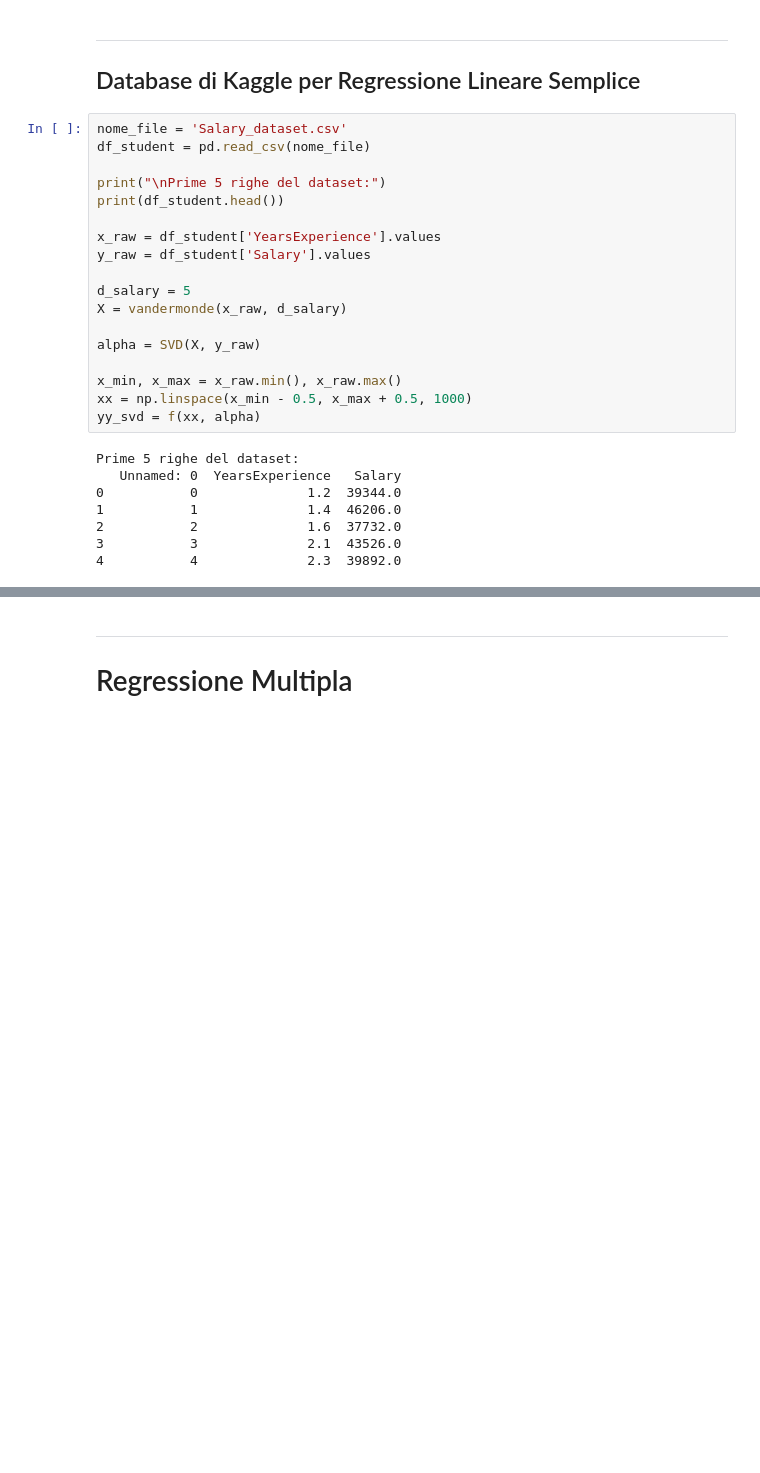
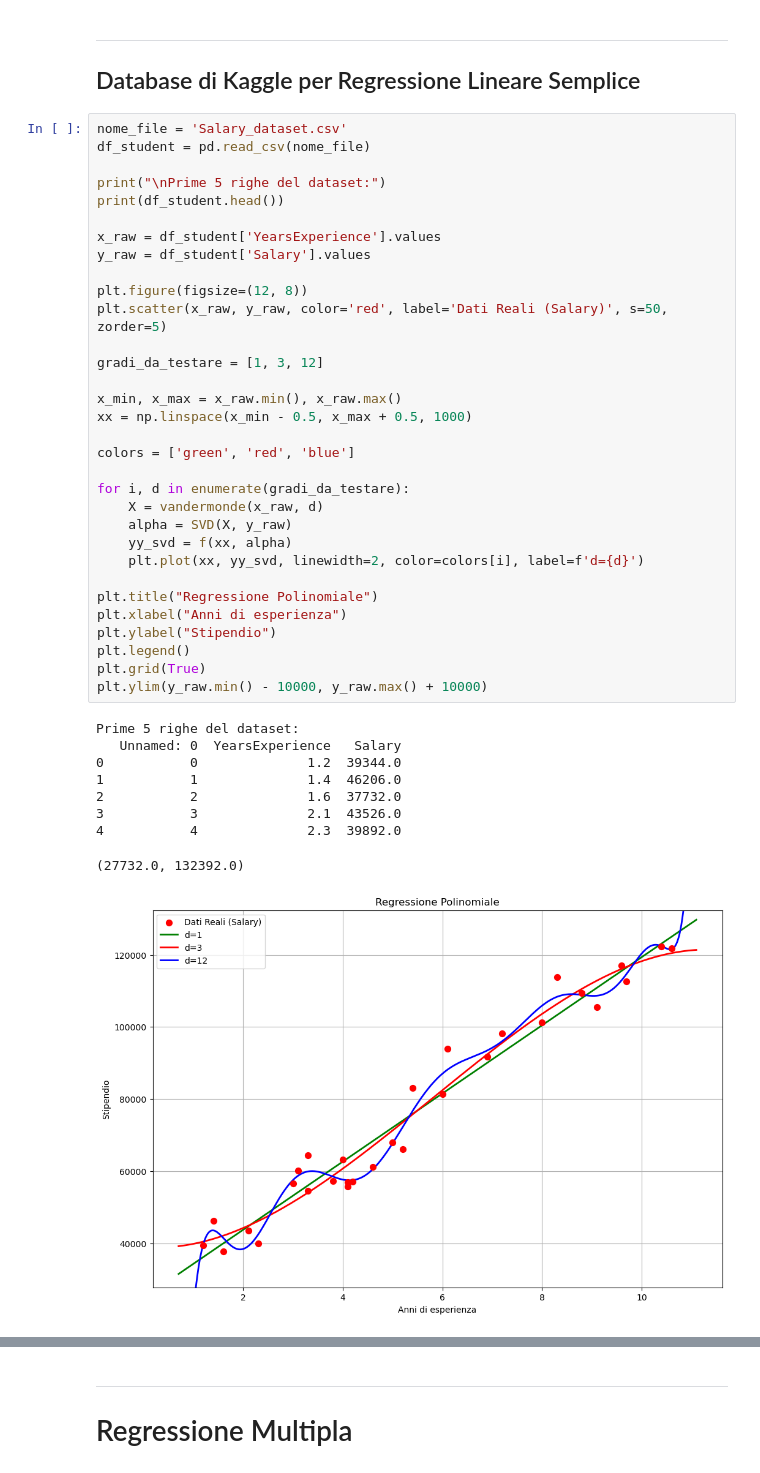
Before and after one commit to ItsTixel/calcolo_numerico, a Jupyter notebook: homeworks/hw3/hw_3.ipynb, the cells around one changed output, grey strips where cells are left out. Drawn from its saved outputs; the diff is of its cells as text; blank space fills up the shorter version.

```diff
--- a/homeworks/hw3/hw_3.ipynb
+++ b/homeworks/hw3/hw_3.ipynb
@@ -93,27 +89,43 @@ plt.show()
 # %%
 nome_file = 'Salary_dataset.csv'
 df_student = pd.read_csv(nome_file)
 
 print("\nPrime 5 righe del dataset:")
 print(df_student.head())
 
 x_raw = df_student['YearsExperience'].values
 y_raw = df_student['Salary'].values
 
-d_salary = 5
-X = vandermonde(x_raw, d_salary)
+plt.figure(figsize=(12, 8))
+plt.scatter(x_raw, y_raw, color='red', label='Dati Reali (Salary)', s=50, zorder=5)
 
-alpha = SVD(X, y_raw)
+gradi_da_testare = [1, 3, 12]
 
 x_min, x_max = x_raw.min(), x_raw.max()
 xx = np.linspace(x_min - 0.5, x_max + 0.5, 1000)
-yy_svd = f(xx, alpha)
+
+colors = ['green', 'red', 'blue']
+
+for i, d in enumerate(gradi_da_testare):
+    X = vandermonde(x_raw, d)
+    alpha = SVD(X, y_raw)
+    yy_svd = f(xx, alpha)
+    plt.plot(xx, yy_svd, linewidth=2, color=colors[i], label=f'd={d}')
+
+plt.title("Regressione Polinomiale")
+plt.xlabel("Anni di esperienza")
+plt.ylabel("Stipendio")
+plt.legend()
+plt.grid(True)
+plt.ylim(y_raw.min() - 10000, y_raw.max() + 10000)
 # %% [output]
 Prime 5 righe del dataset:
    Unnamed: 0  YearsExperience   Salary
 0           0              1.2  39344.0
 1           1              1.4  46206.0
 2           2              1.6  37732.0
 3           3              2.1  43526.0
 4           4              2.3  39892.0
+(27732.0, 132392.0)
+[figure, added]
 # %% [markdown]
```
Also changed, not shown: parts of 6 cells of this notebook, 6 other files.
